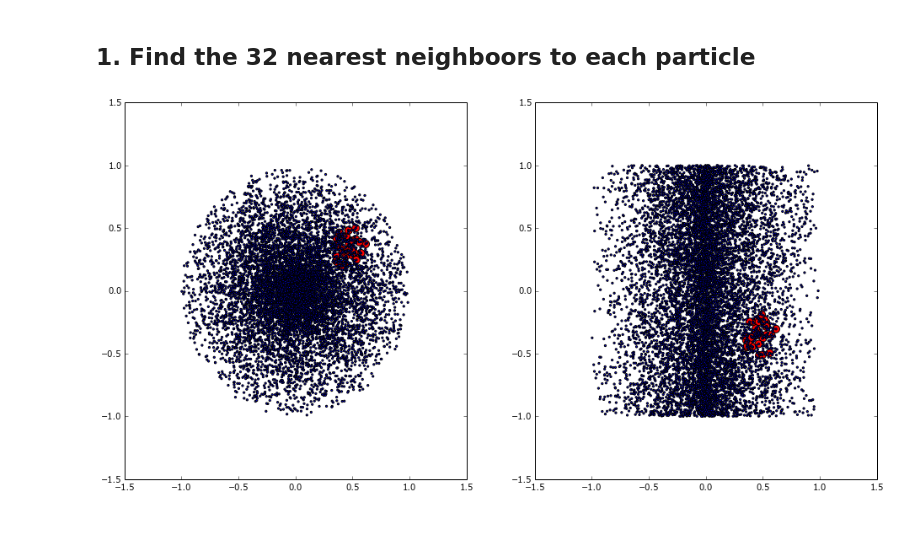
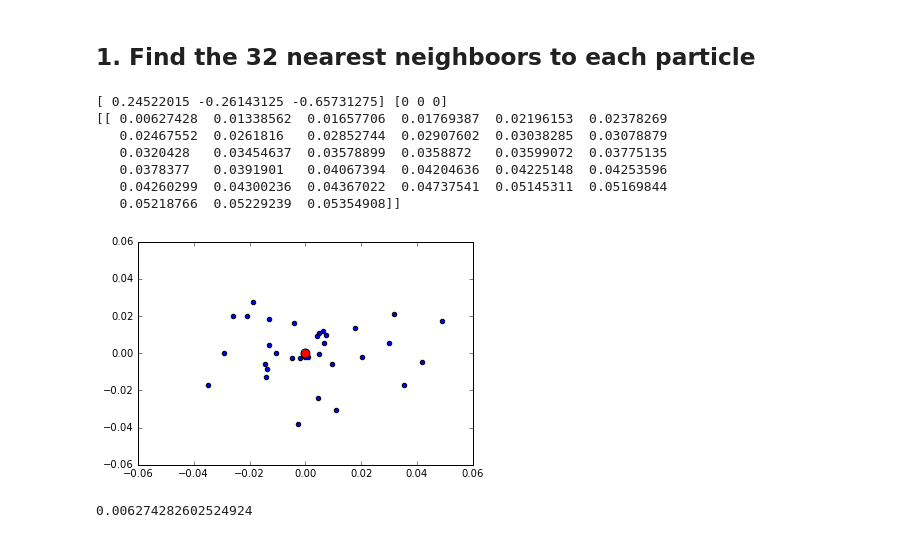
Before and after one commit to jngaravitoc/shapes, a Jupyter notebook: Density.ipynb, the cells around one changed output. Cells and saved outputs as stored; diff of their text form; code cells hidden in the pictures.

```diff
--- a/Density.ipynb
+++ b/Density.ipynb
@@ -34,3 +60,22 @@ M = random.rand(n_particles) * 10
 # %% [markdown]
 ## 1. Find the 32 nearest neighboors to each particle
+# %%
+D = np.array([X, Y, Z])
+D = D.T
+tree = KDTree(D, leaf_size=2500)
+D1 = np.array([0, 0, 0])
+dist, ind = tree.query(D1, k=33)
+scatter(X[ind], Y[ind])
+scatter(D1[0], D1[1], s=80, c='r')
+print D[0], D1
+print dist
+# %% [output]
+[ 0.24522015 -0.26143125 -0.65731275] [0 0 0]
+[[ 0.00627428  0.01338562  0.01657706  0.01769387  0.02196153  0.02378269
+   0.02467552  0.0261816   0.02852744  0.02907602  0.03038285  0.03078879
+   0.0320428   0.03454637  0.03578899  0.0358872   0.03599072  0.03775135
+   0.0378377   0.0391901   0.04067394  0.04204636  0.04225148  0.04253596
+   0.04260299  0.04300236  0.04367022  0.04737541  0.05145311  0.05169844
+   0.05218766  0.05229239  0.05354908]]
+[figure, added]
 # %%
@@ -45,19 +90,7 @@ distances, ids = nearest_neighboors(X, Y, Z, 1)
-# %%
-figure(figsize=(16, 8))
-subplot(1, 2, 1)
-for i in range(len(ids)):
-    scatter(X[ids[i]], Y[ids[i]], c='r', s=80)
-    scatter(X[1], Y[1])
-    scatter(X, Y, s=5)
-subplot(1, 2, 2)
-for i in range(len(ids)):
-    scatter(X[ids[i]], Z[ids[i]], c='r', s=80)
-    scatter(X[1], Z[1])
-    scatter(X, Z, s=5)
-    #ylim(0.62, 0.74)
-    #xlim(-0.7, -0.58)
-# %% [output]
-[figure, removed]
+# %%
+distances[0]
+# %% [output]
+0.006274282602524924
 # %%
 def particles(IDs, X, Y, Z, M):
     Xn = np.zeros(len(IDs[0]))
```
Also changed, not shown: parts of 15 cells of this notebook.
